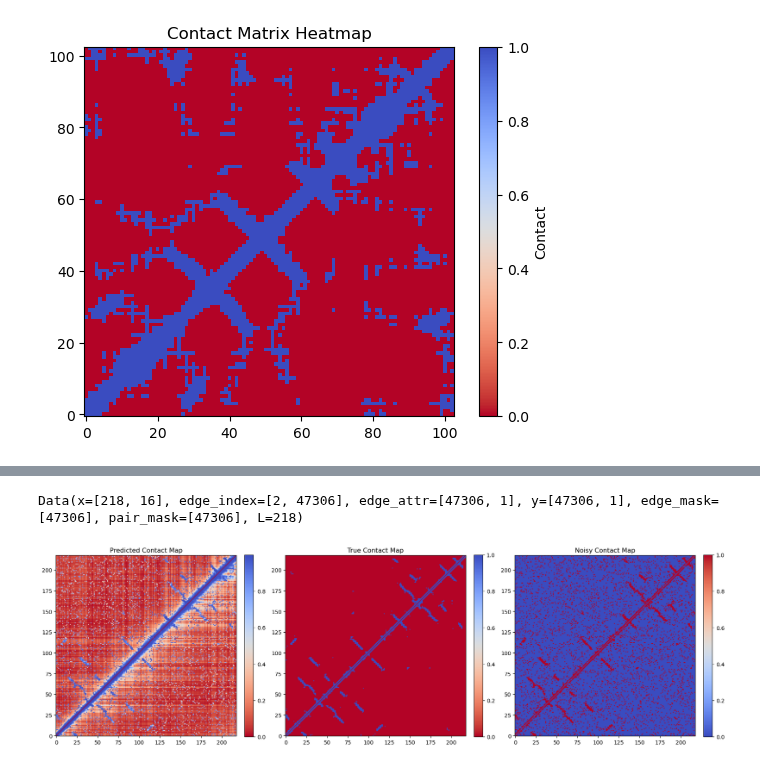
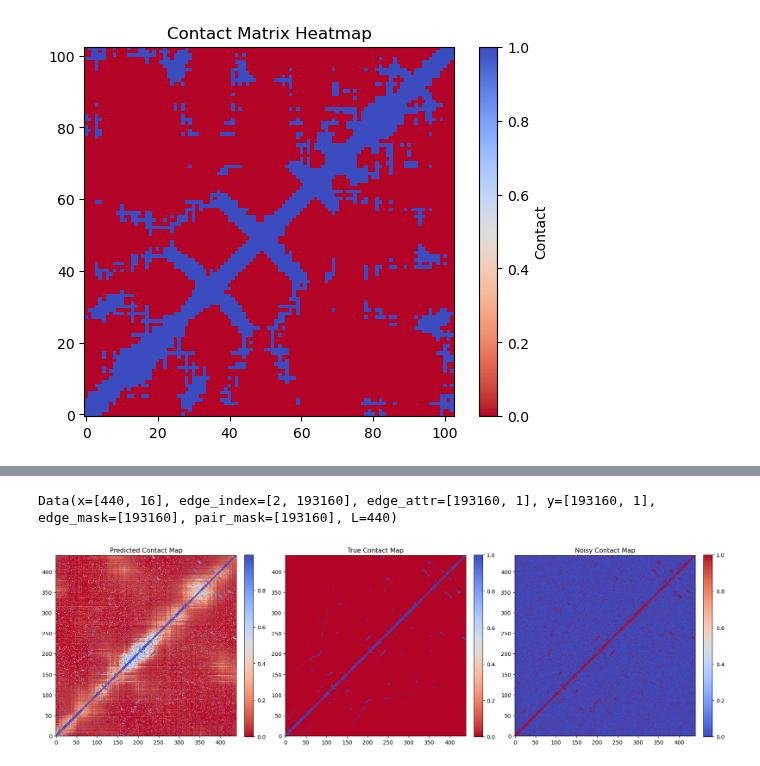
Before and after one commit to Fabiog17/Internship, a Jupyter notebook: GNN_contacts_contacts.ipynb, the cells around one changed output, grey strips where cells are left out. Drawn from its saved outputs; the diff is of its cells as text; code cells hidden in the pictures.

```diff
--- a/GNN_contacts_contacts.ipynb
+++ b/GNN_contacts_contacts.ipynb
@@ -380,10 +374,12 @@ optimizer = torch.optim.Adam(model.parameters(), lr=0.01)
 train_losses = []
 val_losses = []
 
-for epoch in range(200):
+for epoch in range(100):
 
     model.train()
 
+    total_loss = 0.0
+    total_edges = 0
     for batch in train_loader:
 
         batch = batch.to(device)
@@ -398,10 +394,14 @@ for epoch in range(200):
 
         loss = loss_fn(pred_logits[mask], true_contacts[mask])
 
+        n_edges = mask.sum().item()
+        total_loss += loss.item() * n_edges
+        total_edges += n_edges
+
         loss.backward()
         optimizer.step()
 
-    train_loss = average_loss(model, train_loader, loss_fn, device)
+    train_loss = total_loss / max(total_edges, 1)
     val_loss = average_loss(model, test_loader, loss_fn, device)
 
     train_losses.append(train_loss)
@@ -611,7 +612,7 @@ def graph_to_matrix(data, values):
 
     return mat
 # %%
-pos=39
+pos=11
 #worst case
 
 i=0
@@ -628,33 +629,33 @@ print(batch)
 mask = batch.edge_mask & batch.pair_mask
 
 scores = torch.sigmoid(pred_logits.squeeze(-1))
-# threshold=0.5
+# threshold=0.8
 # scores= (scores>= threshold).float()
 pred_contact_map = graph_to_matrix(batch, scores.cpu())
 true_contact_map = graph_to_matrix(batch, batch.y.cpu())
 noisy_contact_map_map = graph_to_matrix(batch, batch.edge_attr.cpu())
 
 
 
 fig, axes = plt.subplots(1, 3, figsize=(18, 6))  # 1 row, 3 columns
 
 # --- Predicted Distance Map ---
 im0 = axes[0].imshow(pred_contact_map, cmap='coolwarm_r', origin='lower')
 axes[0].set_title("Predicted Contact Map")
 plt.colorbar(im0, ax=axes[0], fraction=0.046, pad=0.04)
 
 # --- True Distance Map ---
 im1 = axes[1].imshow(true_contact_map, cmap='coolwarm_r', origin='lower')
 axes[1].set_title("True Contact Map")
 plt.colorbar(im1, ax=axes[1], fraction=0.046, pad=0.04)
 
 # --- Original Noisy Contact Map ---
 im2 = axes[2].imshow(noisy_contact_map_map, cmap='coolwarm', origin='lower')
 axes[2].set_title("Noisy Contact Map")
 plt.colorbar(im2, ax=axes[2], fraction=0.046, pad=0.04)
 
 plt.tight_layout()
 plt.show()
 # %% [output]
-Data(x=[218, 16], edge_index=[2, 47306], edge_attr=[47306, 1], y=[47306, 1], edge_mask=[47306], pair_mask=[47306], L=218)
+Data(x=[440, 16], edge_index=[2, 193160], edge_attr=[193160, 1], y=[193160, 1], edge_mask=[193160], pair_mask=[193160], L=440)
-[figure, old version]
+[figure, new version]
```
Also changed, not shown: parts of 12 cells of this notebook, 9 other files.
